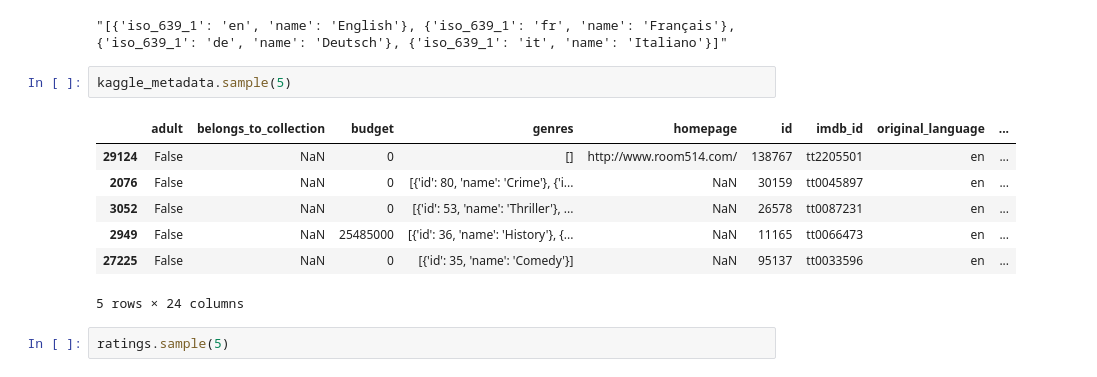
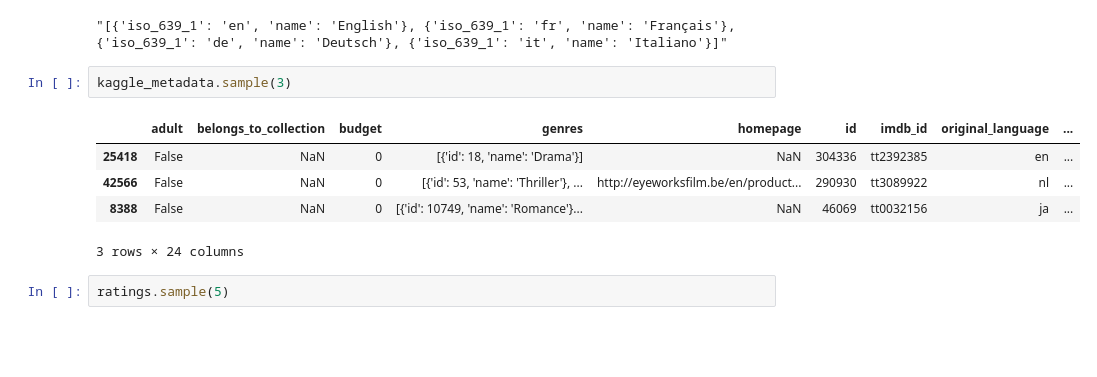
Before and after one commit to DonnieData/Movies-ETL, a Jupyter notebook: Movies_ETL.ipynb, the cells around one changed output. Saved outputs shown, nothing was run; the diff lists cells and outputs as text; blank space fills up the shorter version.

```diff
--- a/Movies_ETL.ipynb
+++ b/Movies_ETL.ipynb
@@ -83,15 +83,13 @@ kaggle_metadata.loc[2076]['spoken_languages']
 # %% [output]
 "[{'iso_639_1': 'en', 'name': 'English'}, {'iso_639_1': 'fr', 'name': 'Français'}, {'iso_639_1': 'de', 'name': 'Deutsch'}, {'iso_639_1': 'it', 'name': 'Italiano'}]"
 # %%
-kaggle_metadata.sample(5)
+kaggle_metadata.sample(3)
 # %% [output]
 |  | adult | belongs_to_collection | budget | genres | homepage | id | imdb_id | original_language | ... |
-| 29124 | False | NaN | 0 | [] | http://www.room514.com/ | 138767 | tt2205501 | en | ... |
-| 2076 | False | NaN | 0 | [{'id': 80, 'name': 'Crime'}, {'i... | NaN | 30159 | tt0045897 | en | ... |
-| 3052 | False | NaN | 0 | [{'id': 53, 'name': 'Thriller'}, ... | NaN | 26578 | tt0087231 | en | ... |
-| 2949 | False | NaN | 25485000 | [{'id': 36, 'name': 'History'}, {... | NaN | 11165 | tt0066473 | en | ... |
-| 27225 | False | NaN | 0 | [{'id': 35, 'name': 'Comedy'}] | NaN | 95137 | tt0033596 | en | ... |
+| 25418 | False | NaN | 0 | [{'id': 18, 'name': 'Drama'}] | NaN | 304336 | tt2392385 | en | ... |
+| 42566 | False | NaN | 0 | [{'id': 53, 'name': 'Thriller'}, ... | http://eyeworksfilm.be/en/product... | 290930 | tt3089922 | nl | ... |
+| 8388 | False | NaN | 0 | [{'id': 10749, 'name': 'Romance'}... | NaN | 46069 | tt0032156 | ja | ... |
-5 rows × 24 columns
+3 rows × 24 columns
 # %%
 ratings.sample(5)
 # %% [output]
```
Also changed, not shown: parts of 12 cells of this notebook.
